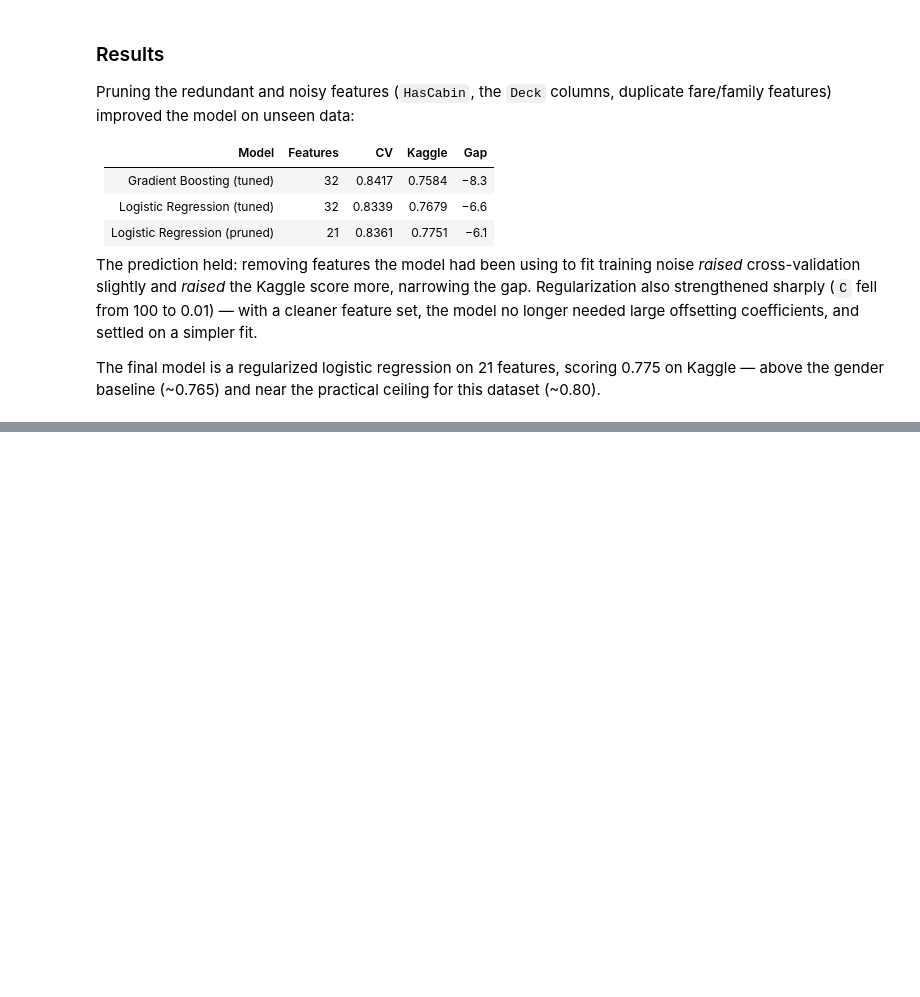
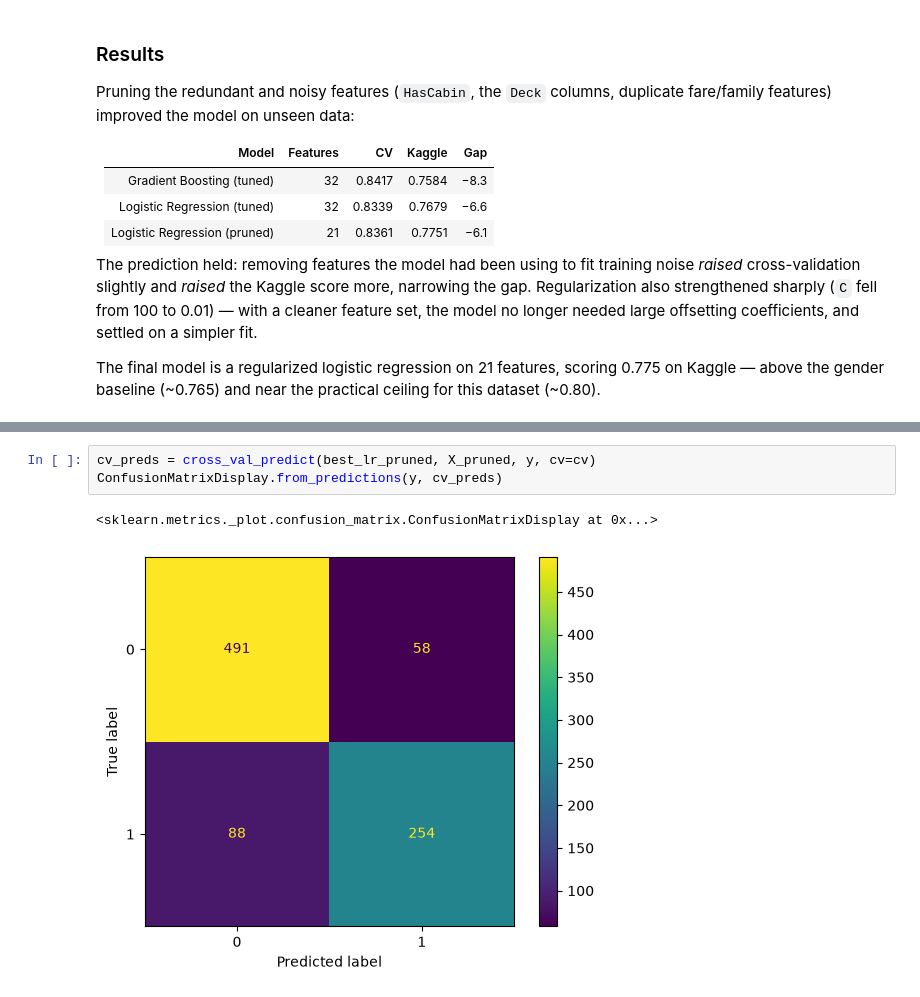
Before and after one commit to ManuelMota-lab/Titanic_kaggel_competition, a Jupyter notebook: titanic.ipynb, the cells around one changed output, grey strips where cells are left out. Drawn from its saved outputs; the diff is of its cells as text; blank space fills up the shorter version.

```diff
--- a/titanic.ipynb
+++ b/titanic.ipynb
@@ -1042,0 +1107,6 @@ The final model is a regularized logistic regression on 21 features, scoring 0.7
+# %%
+cv_preds = cross_val_predict(best_lr_pruned, X_pruned, y, cv=cv)
+ConfusionMatrixDisplay.from_predictions(y, cv_preds)
+# %% [output]
+<sklearn.metrics._plot.confusion_matrix.ConfusionMatrixDisplay at 0x...>
+[figure, added]
```
Also changed, not shown: parts of 13 cells of this notebook, 1 other file.
